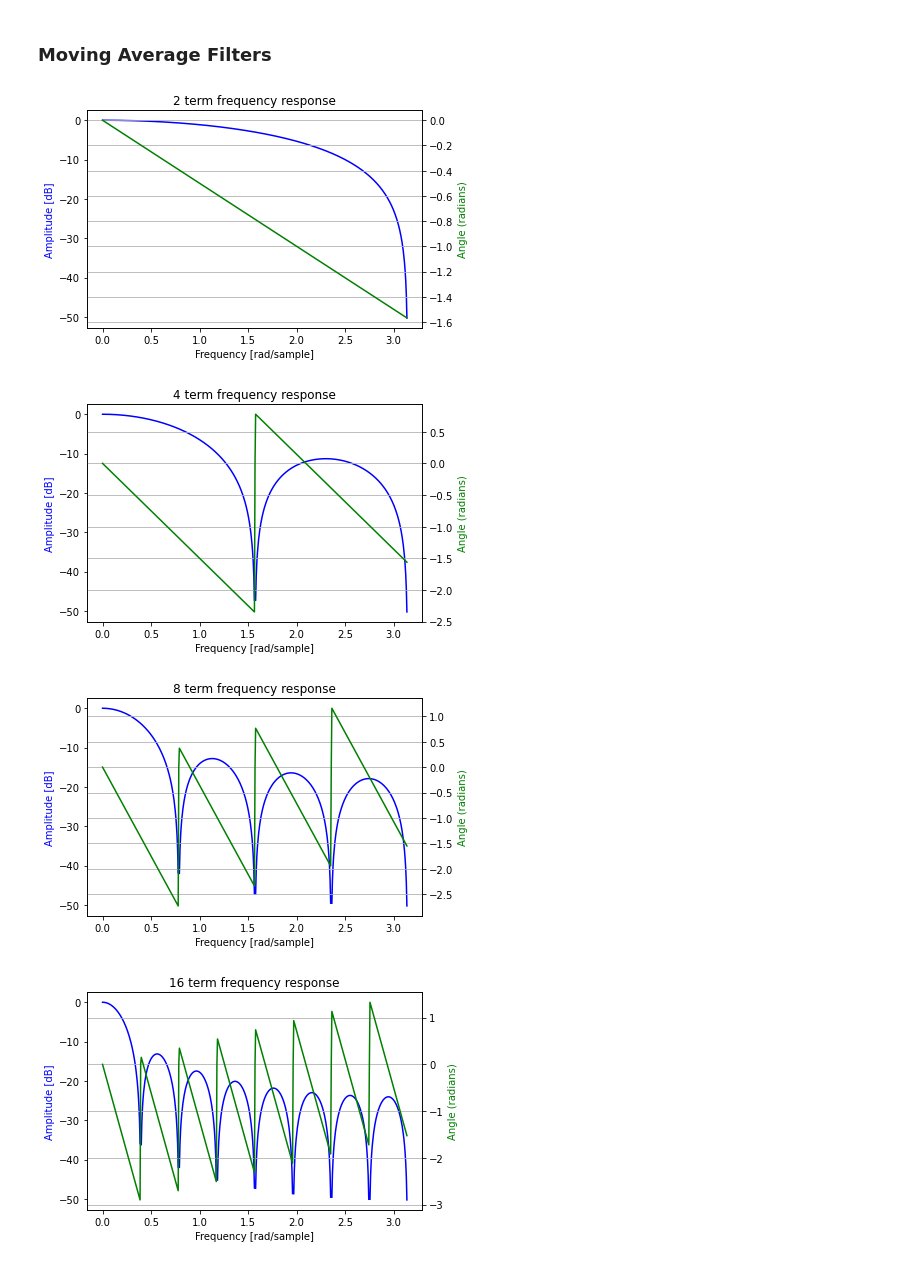
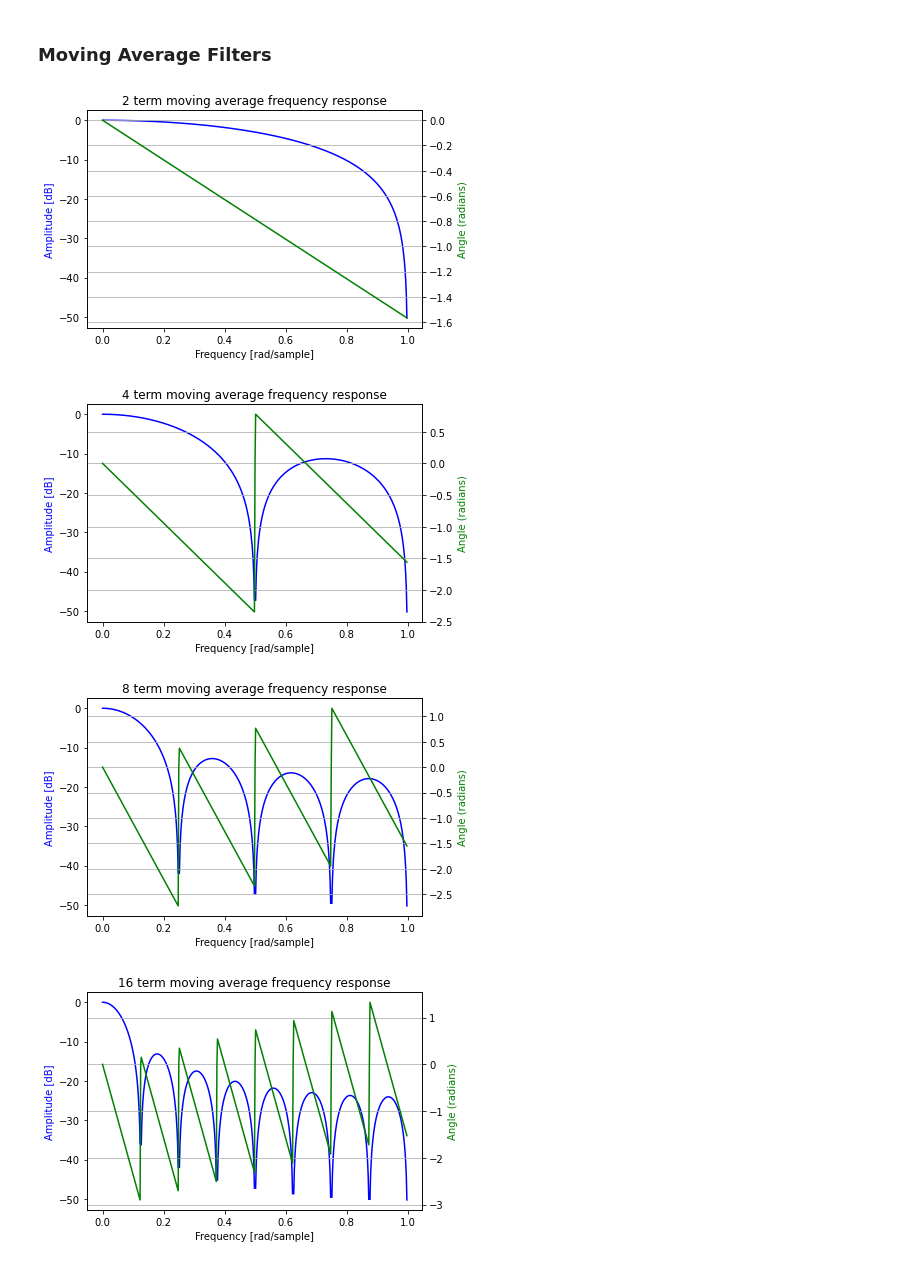
Before and after one commit to AdamVD/EEEE-533-BioSignal-Processing, a Jupyter notebook: practicals/chapter4/notebooks/Chapter 4 Practical.ipynb, the cells around one changed output. Drawn from its saved outputs; the diff is of its cells as text; code cells hidden in the pictures.

```diff
--- a/practicals/chapter4/notebooks/Chapter 4 Practical.ipynb
+++ b/practicals/chapter4/notebooks/Chapter 4 Practical.ipynb
@@ -7,8 +7,9 @@ from scipy import signal
 import matplotlib.pyplot as plt
 import numpy as np
 # %%
+SAMPLE_FREQUENCY = 2
 def evaluate_filter(filter_numerator, filter_denominator = 1, filter_name: str = "Digital filter"):
-    eval_freqs, freq_response = signal.freqz(filter_numerator, filter_denominator)
+    eval_freqs, freq_response = signal.freqz(filter_numerator, filter_denominator, fs=SAMPLE_FREQUENCY)
     fig = plt.figure()
     plt.title(f"{filter_name} frequency response")
     ax1 = fig.add_subplot(111)
@@ -39,9 +40,9 @@ evaluate_filter(2, filter_name="Simple gain doubling")
 # %%
 for num_terms in (2, 4, 8, 16):
     filter_coefficients = np.full(num_terms, 1 / num_terms)
-    evaluate_filter(filter_coefficients, filter_name=f"{num_terms} term")
+    evaluate_filter(filter_coefficients, filter_name=f"{num_terms} term moving average")
 # %% [output]
-[figure, old version]
+[figure, new version]
-[figure, old version]
+[figure, new version]
-[figure, old version]
+[figure, new version]
-[figure, old version]
+[figure, new version]
```
Also changed, not shown: parts of 8 cells of this notebook.
